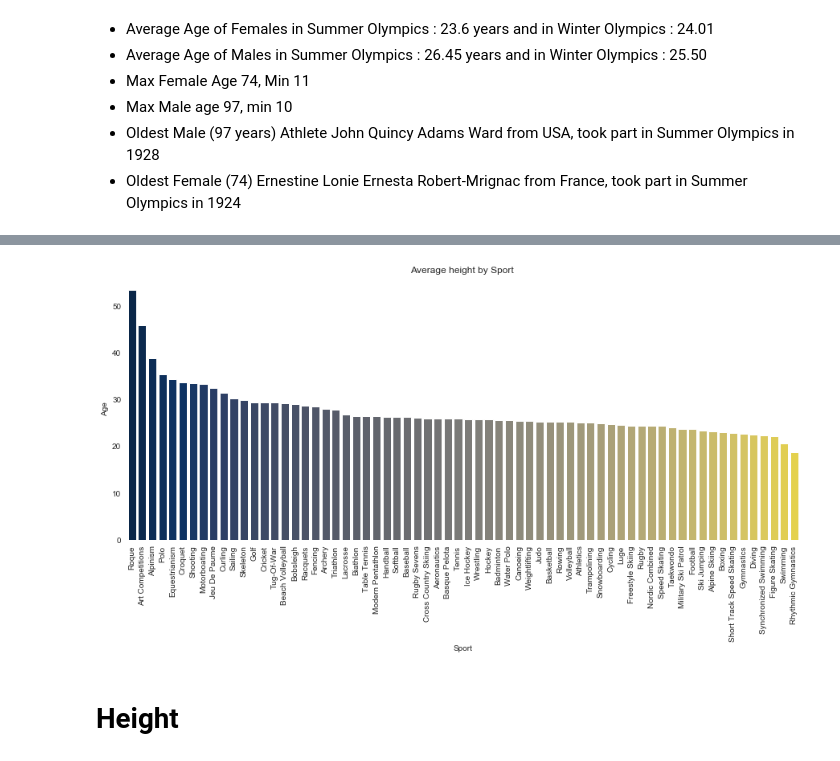
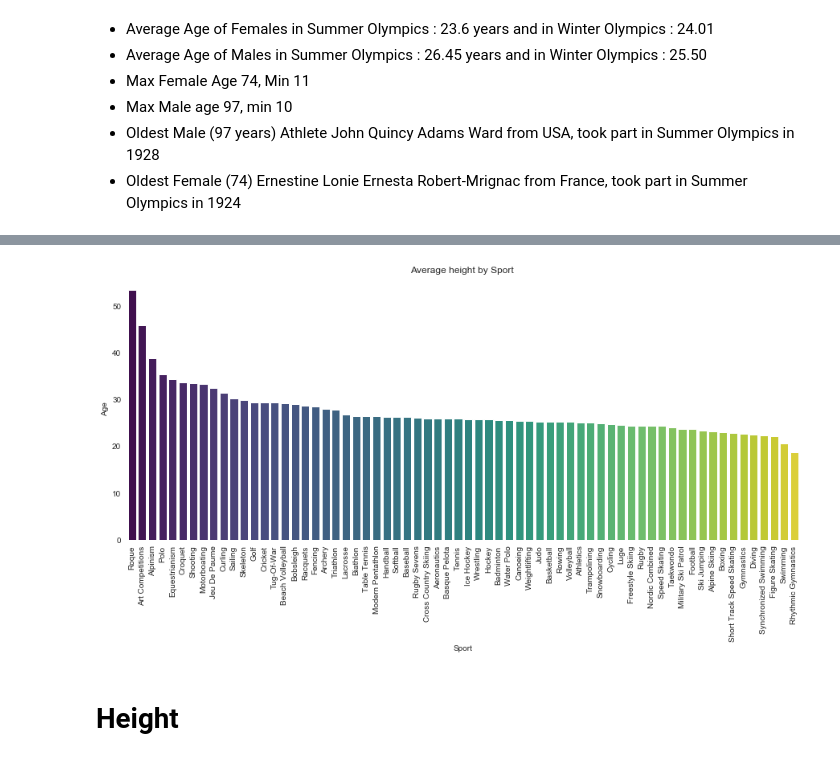
Before and after one commit to JakubPluta/EDA-ML, a Jupyter notebook: Olympic History.ipynb, the cells around one changed output, grey strips where cells are left out. Cells and saved outputs as stored; diff of their text form; code cells hidden in the pictures.

```diff
--- a/Olympic History.ipynb
+++ b/Olympic History.ipynb
@@ -289,12 +289,12 @@ data.sample()
 # %%
 sports_age = data.groupby(['Sport'])['Age'].mean().reset_index()
 plt.figure(figsize=(15,6))
-sns.barplot(y='Age',x='Sport',palette='cividis',data=sports_age.sort_values(by='Age',ascending=False))
+sns.barplot(y='Age',x='Sport',palette='viridis',data=sports_age.sort_values(by='Age',ascending=False))
 plt.xticks(rotation=90);
 sns.despine(left=True, bottom=True);
 plt.title('Average height by Sport ',fontsize=12,y=1.00);
 # %% [output]
-[figure, old version]
+[figure, new version]
 # %% [markdown]
 # Height
 # %%
```
Also changed, not shown: parts of 9 cells of this notebook.
